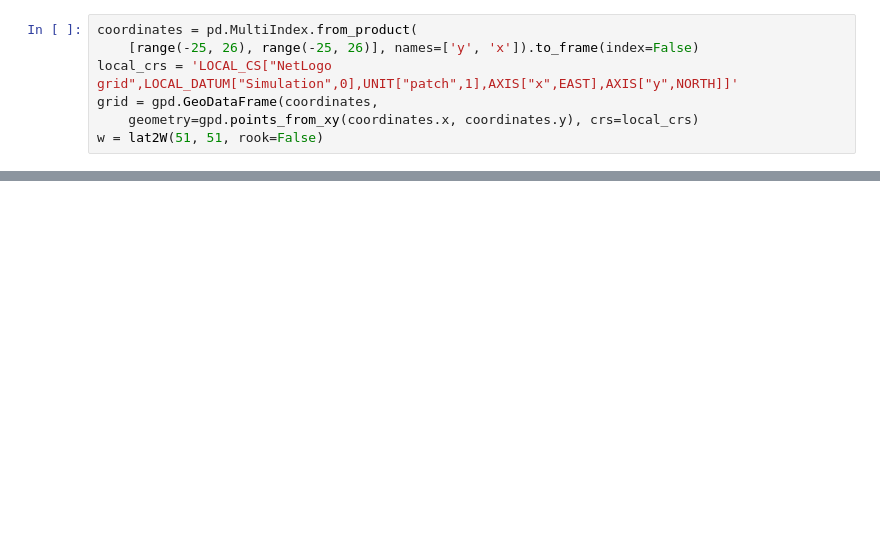
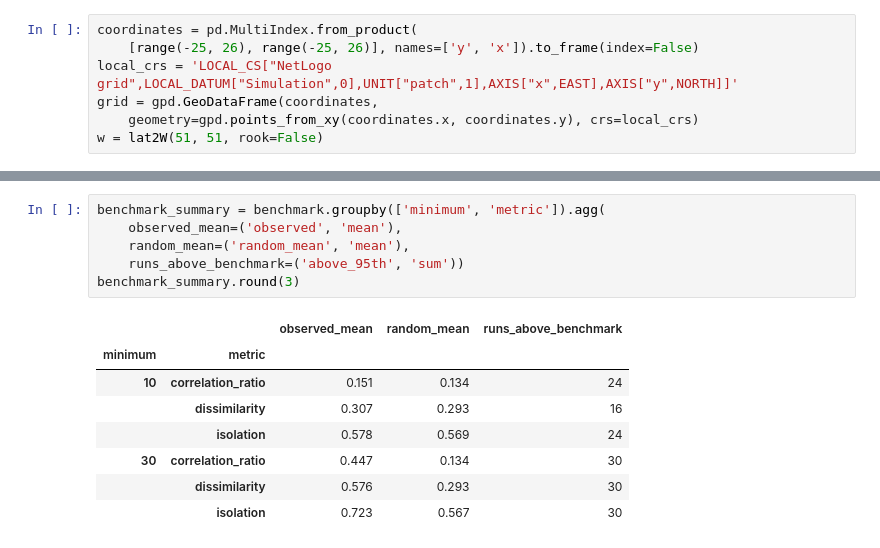
Before and after one commit to DACSS-Complexity/s6_From_Micromotives_to_Macrobehavior, a Jupyter notebook: exercise/02_Spatial_Clustering_PySAL.ipynb, the cells around one changed output, grey strips where cells are left out. Drawn from its saved outputs; the diff is of its cells as text; blank space fills up the shorter version.

```diff
--- a/exercise/02_Spatial_Clustering_PySAL.ipynb
+++ b/exercise/02_Spatial_Clustering_PySAL.ipynb
@@ -119,0 +160,15 @@ The conclusion combines spatial segregation with settling: **meeting the imposed
+# %%
+benchmark_summary = benchmark.groupby(['minimum', 'metric']).agg(
+    observed_mean=('observed', 'mean'),
+    random_mean=('random_mean', 'mean'),
+    runs_above_benchmark=('above_95th', 'sum'))
+benchmark_summary.round(3)
+# %% [output]
+|  |  | observed_mean | random_mean | runs_above_benchmark |
+| minimum | metric |  |  |  |
+| 10 | correlation_ratio | 0.151 | 0.134 | 24 |
+|  | dissimilarity | 0.307 | 0.293 | 16 |
+|  | isolation | 0.578 | 0.569 | 24 |
+| 30 | correlation_ratio | 0.447 | 0.134 | 30 |
+|  | dissimilarity | 0.576 | 0.293 | 30 |
+|  | isolation | 0.723 | 0.567 | 30 |
```
Also changed, not shown: parts of 14 cells of this notebook, 4 other files.
